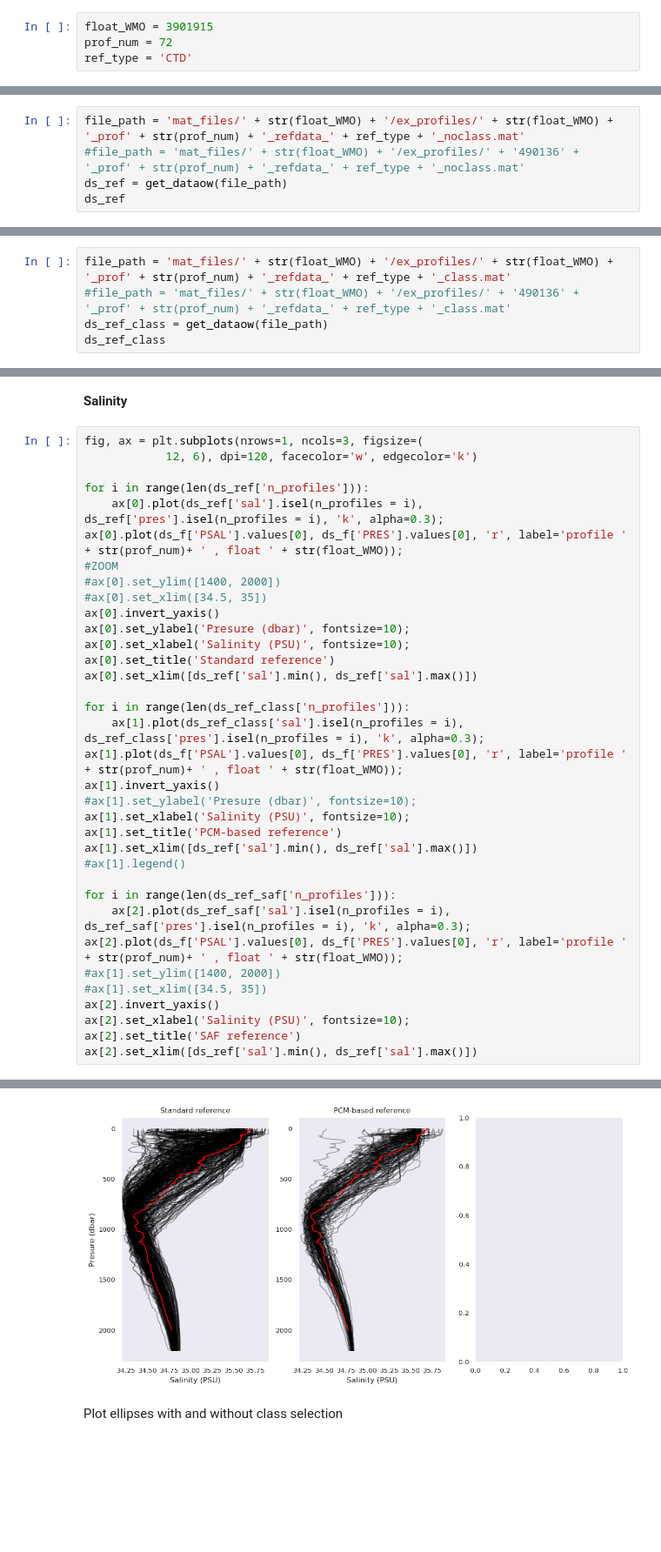
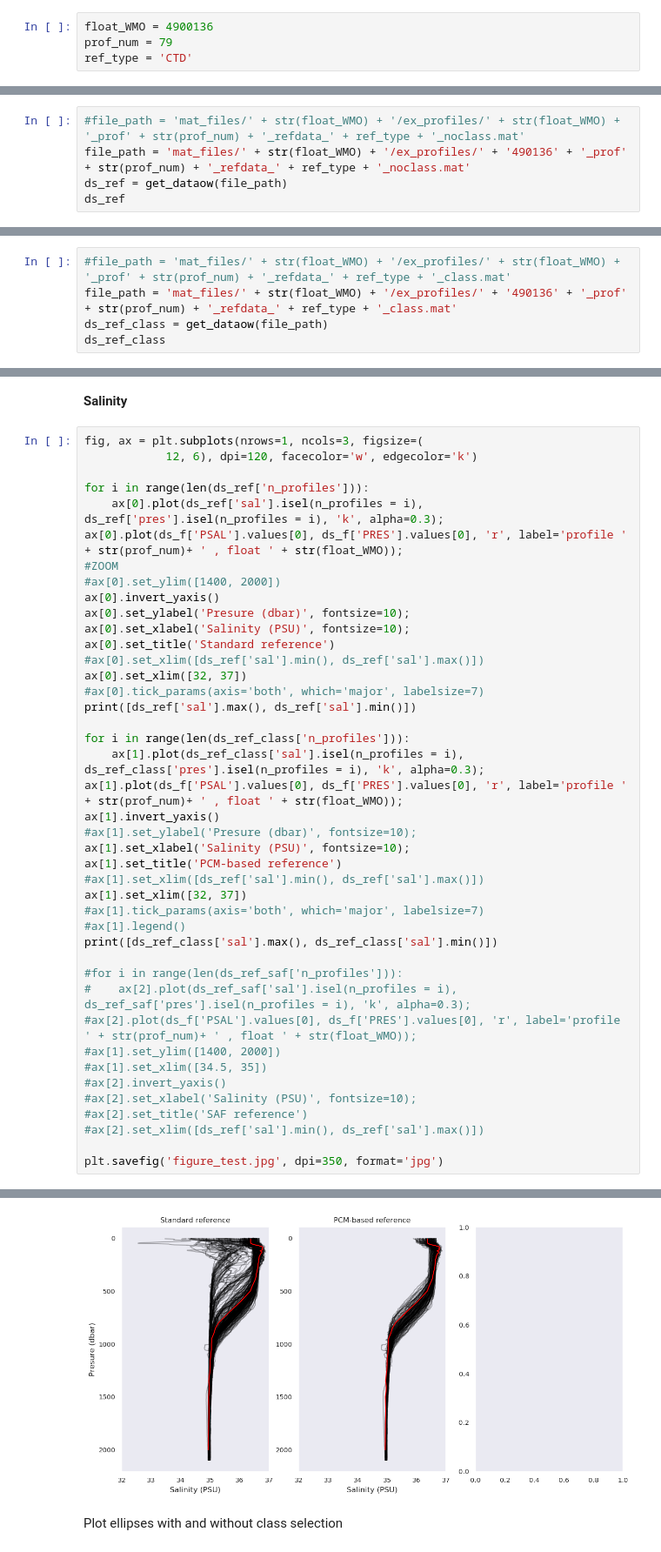
Before and after one commit to euroargodev/DMQC-PCM, a Jupyter notebook: examples/Reference_envelop_plots.ipynb, the cells around one changed output, grey strips where cells are left out. Shown at 87% size. Saved outputs shown, nothing was run; the diff lists cells and outputs as text; blank space fills up the shorter version.

```diff
--- a/examples/Reference_envelop_plots.ipynb
+++ b/examples/Reference_envelop_plots.ipynb
@@ -56,8 +56,8 @@ def get_dataow(file_path):
 # %% [markdown]
 __Input__
 # %%
-float_WMO = 3901915
-prof_num = 72
+float_WMO = 4900136
+prof_num = 79
 ref_type = 'CTD'
 # %% [markdown]
 ## 1. Load float profile
@@ -116,8 +116,8 @@ Data variables:
 # %% [markdown]
 __data without class selection__
 # %%
-file_path = 'mat_files/' + str(float_WMO) + '/ex_profiles/' + str(float_WMO) + '_prof' + str(prof_num) + '_refdata_' + ref_type + '_noclass.mat'
-#file_path = 'mat_files/' + str(float_WMO) + '/ex_profiles/' + '490136' + '_prof' + str(prof_num) + '_refdata_' + ref_type + '_noclass.mat'
+#file_path = 'mat_files/' + str(float_WMO) + '/ex_profiles/' + str(float_WMO) + '_prof' + str(prof_num) + '_refdata_' + ref_type + '_noclass.mat'
+file_path = 'mat_files/' + str(float_WMO) + '/ex_profiles/' + '490136' + '_prof' + str(prof_num) + '_refdata_' + ref_type + '_noclass.mat'
 ds_ref = get_dataow(file_path)
 ds_ref
 # %% [output]
@@ -135,8 +135,8 @@ Data variables:
 # %% [markdown]
 __data with class selection__
 # %%
-file_path = 'mat_files/' + str(float_WMO) + '/ex_profiles/' + str(float_WMO) + '_prof' + str(prof_num) + '_refdata_' + ref_type + '_class.mat'
-#file_path = 'mat_files/' + str(float_WMO) + '/ex_profiles/' + '490136' + '_prof' + str(prof_num) + '_refdata_' + ref_type + '_class.mat'
+#file_path = 'mat_files/' + str(float_WMO) + '/ex_profiles/' + str(float_WMO) + '_prof' + str(prof_num) + '_refdata_' + ref_type + '_class.mat'
+file_path = 'mat_files/' + str(float_WMO) + '/ex_profiles/' + '490136' + '_prof' + str(prof_num) + '_refdata_' + ref_type + '_class.mat'
 ds_ref_class = get_dataow(file_path)
 ds_ref_class
 # %% [output]
@@ -207,12 +209,14 @@ for i in range(len(ds_ref['n_profiles'])):
 ax[0].plot(ds_f['PSAL'].values[0], ds_f['PRES'].values[0], 'r', label='profile ' + str(prof_num)+ ' , float ' + str(float_WMO));
 #ZOOM
 #ax[0].set_ylim([1400, 2000])
-#ax[0].set_xlim([34.5, 35])
 ax[0].invert_yaxis()
 ax[0].set_ylabel('Presure (dbar)', fontsize=10);
 ax[0].set_xlabel('Salinity (PSU)', fontsize=10);
 ax[0].set_title('Standard reference')
-ax[0].set_xlim([ds_ref['sal'].min(), ds_ref['sal'].max()])
+#ax[0].set_xlim([ds_ref['sal'].min(), ds_ref['sal'].max()])
+ax[0].set_xlim([32, 37])
+#ax[0].tick_params(axis='both', which='major', labelsize=7)
+print([ds_ref['sal'].max(), ds_ref['sal'].min()])
 
 for i in range(len(ds_ref_class['n_profiles'])):
     ax[1].plot(ds_ref_class['sal'].isel(n_profiles = i), ds_ref_class['pres'].isel(n_profiles = i), 'k', alpha=0.3);
@@ -221,16 +225,21 @@ ax[1].invert_yaxis()
 #ax[1].set_ylabel('Presure (dbar)', fontsize=10);
 ax[1].set_xlabel('Salinity (PSU)', fontsize=10);
 ax[1].set_title('PCM-based reference')
-ax[1].set_xlim([ds_ref['sal'].min(), ds_ref['sal'].max()])
+#ax[1].set_xlim([ds_ref['sal'].min(), ds_ref['sal'].max()])
+ax[1].set_xlim([32, 37])
+#ax[1].tick_params(axis='both', which='major', labelsize=7)
 #ax[1].legend()
+print([ds_ref_class['sal'].max(), ds_ref_class['sal'].min()])
 
-for i in range(len(ds_ref_saf['n_profiles'])):
-    ax[2].plot(ds_ref_saf['sal'].isel(n_profiles = i), ds_ref_saf['pres'].isel(n_profiles = i), 'k', alpha=0.3);
-ax[2].plot(ds_f['PSAL'].values[0], ds_f['PRES'].values[0], 'r', label='profile ' + str(prof_num)+ ' , float ' + str(float_WMO));
+#for i in range(len(ds_ref_saf['n_profiles'])):
+#    ax[2].plot(ds_ref_saf['sal'].isel(n_profiles = i), ds_ref_saf['pres'].isel(n_profiles = i), 'k', alpha=0.3);
+#ax[2].plot(ds_f['PSAL'].values[0], ds_f['PRES'].values[0], 'r', label='profile ' + str(prof_num)+ ' , float ' + str(float_WMO));
 #ax[1].set_ylim([1400, 2000])
 #ax[1].set_xlim([34.5, 35])
-ax[2].invert_yaxis()
-ax[2].set_xlabel('Salinity (PSU)', fontsize=10);
-ax[2].set_title('SAF reference')
-ax[2].set_xlim([ds_ref['sal'].min(), ds_ref['sal'].max()])
+#ax[2].invert_yaxis()
+#ax[2].set_xlabel('Salinity (PSU)', fontsize=10);
+#ax[2].set_title('SAF reference')
+#ax[2].set_xlim([ds_ref['sal'].min(), ds_ref['sal'].max()])
+
+plt.savefig('figure_test.jpg', dpi=350, format='jpg')
 # %% [output]
@@ -238,4 +252,4 @@ NameError: name 'ds_ref_saf' is not defined
-[figure, old version]
+[figure, new version]
 # %% [markdown]
 Plot ellipses with and without class selection
 # %%
```
Also changed, not shown: parts of 9 cells of this notebook, 16 other files.
